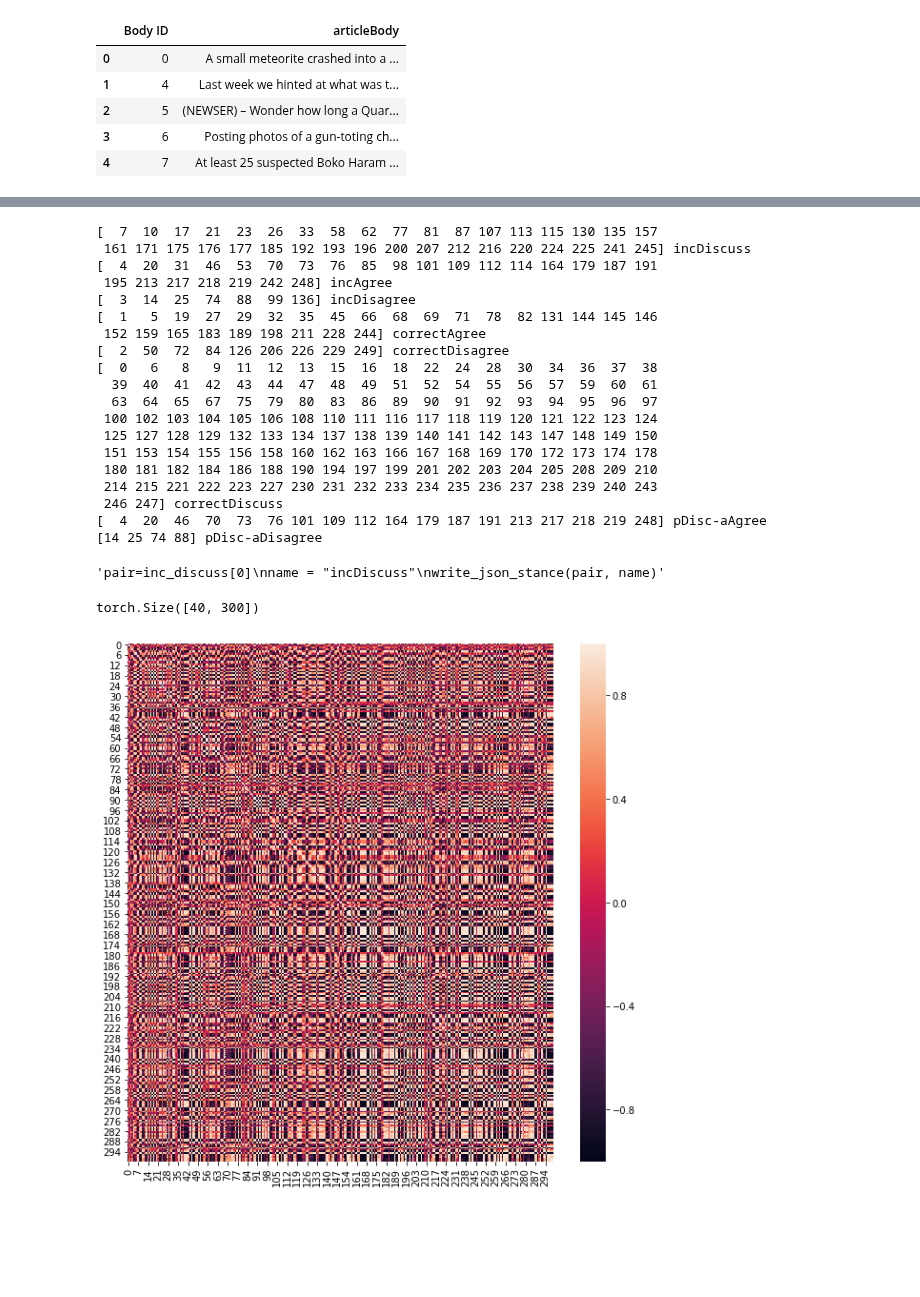
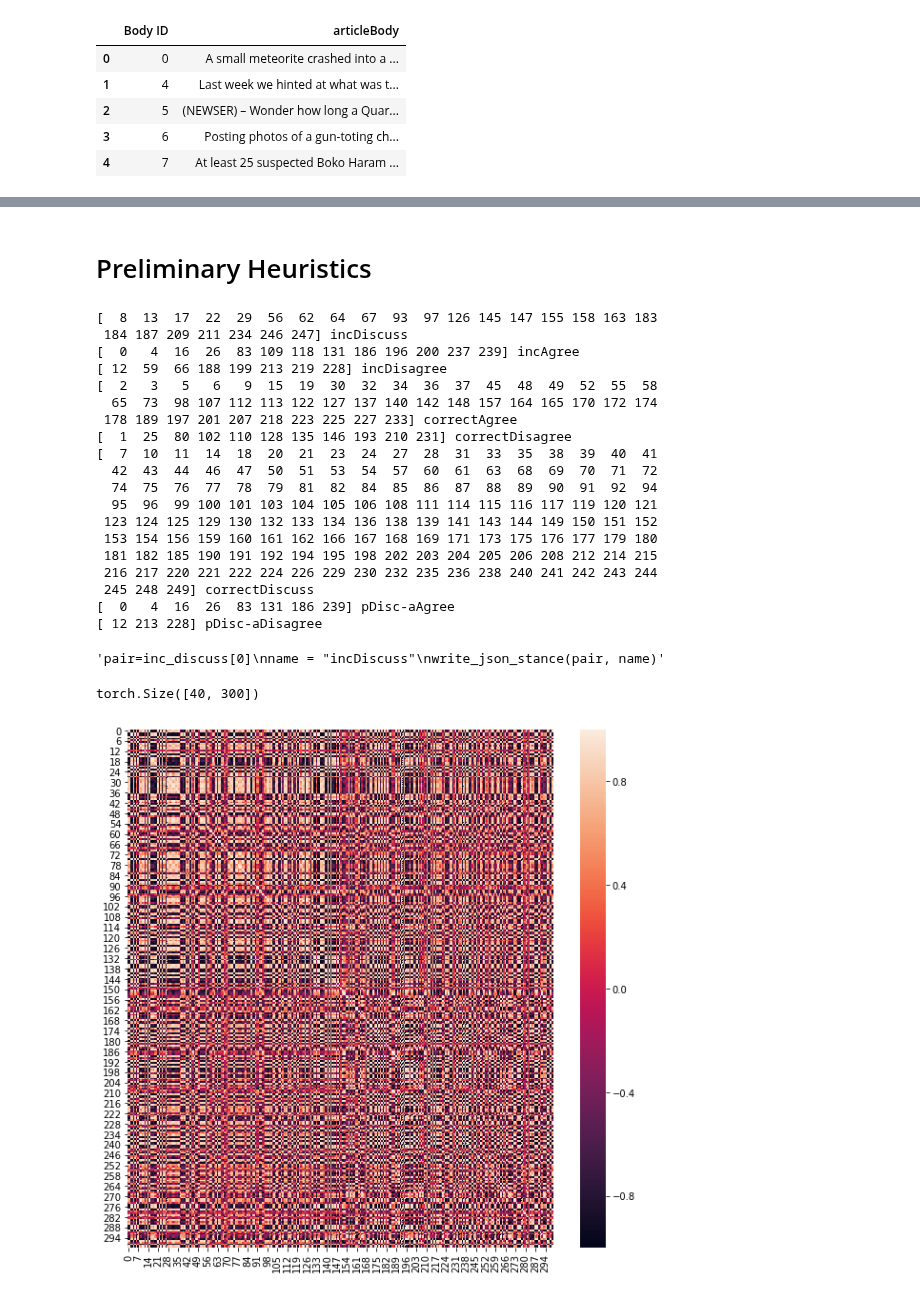
Before and after one commit to CornellDataScience/Insights-FakeNews, a Jupyter notebook: Stance Detection Viz.ipynb, the cells around one changed output, grey strips where cells are left out. Drawn from its saved outputs; the diff is of its cells as text; code cells hidden in the pictures; blank space fills up the shorter version.

```diff
--- a/Stance Detection Viz.ipynb
+++ b/Stance Detection Viz.ipynb
@@ -30,6 +30,8 @@ importlib.reload(helpers)
 importlib.reload(utils)
 preprocess = preprocessing.Preprocessing()
 vis = vis_helper.Vis_Helper()
+
+PATH = "saved_models/siamese_weighted.pt"
 # %%
 train_stances = pd.read_csv("fn_data/train_stances.csv")
 train_stances = train_stances.loc[lambda x: x.Stance != "unrelated"]
@@ -429,3 +372,8 @@ for x in queue:
+# %%
+model1 = Siamese_LSTM(EMBEDDING_DIM, hidden_dim_head=HIDDEN_DIM_HEAD, hidden_dim_bod=HIDDEN_DIM_BOD,
+                dropout=DROPOUT, output_dim=OUTPUT_DIM, n_layers_head=2, n_layers_bod=2, bidirectional=True)
+model1.load_state_dict(torch.load(PATH))
+model1.eval()
 # %%
 predicted = eval_model(model)
 
@@ -458,4 +406,6 @@ Normalized confusion matrix
 # %%
+model = model1
+model.eval()
 with torch.no_grad():
     batch_x,batch_y = get_batch(val_feats, [str(x[-1]) for x in stances_val.values],0,250)
     inputs = Variable(torch.FloatTensor(batch_x))
@@ -481,3 +419,5 @@ plt.plot(var)
+# %% [markdown]
+# Preliminary Heuristics
 # %%
 #np.array(predicted)[0]
 for i in range(len(predicted)):
@@ -563,30 +522,30 @@ titles = [
 
 for i in titles:
     print(i["val"], i["name"])
-    write_json_stance(i["val"][0], i["name"]+"_weighted")
+    write_json_stance(i["val"][0], i["name"])
 """pair=inc_discuss[0]
 name = "incDiscuss"
 write_json_stance(pair, name)"""
 # %% [output]
-[  7  10  17  21  23  26  33  58  62  77  81  87 107 113 115 130 135 157
- 161 171 175 176 177 185 192 193 196 200 207 212 216 220 224 225 241 245] incDiscuss
-[  4  20  31  46  53  70  73  76  85  98 101 109 112 114 164 179 187 191
- 195 213 217 218 219 242 248] incAgree
-[  3  14  25  74  88  99 136] incDisagree
-[  1   5  19  27  29  32  35  45  66  68  69  71  78  82 131 144 145 146
- 152 159 165 183 189 198 211 228 244] correctAgree
-[  2  50  72  84 126 206 226 229 249] correctDisagree
-[  0   6   8   9  11  12  13  15  16  18  22  24  28  30  34  36  37  38
-  39  40  41  42  43  44  47  48  49  51  52  54  55  56  57  59  60  61
-  63  64  65  67  75  79  80  83  86  89  90  91  92  93  94  95  96  97
- 100 102 103 104 105 106 108 110 111 116 117 118 119 120 121 122 123 124
- 125 127 128 129 132 133 134 137 138 139 140 141 142 143 147 148 149 150
- 151 153 154 155 156 158 160 162 163 166 167 168 169 170 172 173 174 178
- 180 181 182 184 186 188 190 194 197 199 201 202 203 204 205 208 209 210
- 214 215 221 222 223 227 230 231 232 233 234 235 236 237 238 239 240 243
- 246 247] correctDiscuss
-[  4  20  46  70  73  76 101 109 112 164 179 187 191 213 217 218 219 248] pDisc-aAgree
-[14 25 74 88] pDisc-aDisagree
+[  8  13  17  22  29  56  62  64  67  93  97 126 145 147 155 158 163 183
+ 184 187 209 211 234 246 247] incDiscuss
+[  0   4  16  26  83 109 118 131 186 196 200 237 239] incAgree
+[ 12  59  66 188 199 213 219 228] incDisagree
+[  2   3   5   6   9  15  19  30  32  34  36  37  45  48  49  52  55  58
+  65  73  98 107 112 113 122 127 137 140 142 148 157 164 165 170 172 174
+ 178 189 197 201 207 218 223 225 227 233] correctAgree
+[  1  25  80 102 110 128 135 146 193 210 231] correctDisagree
+[  7  10  11  14  18  20  21  23  24  27  28  31  33  35  38  39  40  41
+  42  43  44  46  47  50  51  53  54  57  60  61  63  68  69  70  71  72
+  74  75  76  77  78  79  81  82  84  85  86  87  88  89  90  91  92  94
+  95  96  99 100 101 103 104 105 106 108 111 114 115 116 117 119 120 121
+ 123 124 125 129 130 132 133 134 136 138 139 141 143 144 149 150 151 152
+ 153 154 156 159 160 161 162 166 167 168 169 171 173 175 176 177 179 180
+ 181 182 185 190 191 192 194 195 198 202 203 204 205 206 208 212 214 215
+ 216 217 220 221 222 224 226 229 230 232 235 236 238 240 241 242 243 244
+ 245 248 249] correctDiscuss
+[  0   4  16  26  83 131 186 239] pDisc-aAgree
+[ 12 213 228] pDisc-aDisagree
 'pair=inc_discuss[0]\nname = "incDiscuss"\nwrite_json_stance(pair, name)'
 # %%
 output2[:,1,:].shape
@@ -594,13 +553,13 @@ output2[:,1,:].shape
 torch.Size([40, 300])
 # %%
 # Observation: for Siamese networks the "grid" pic goes away with more trainign. Maybe try increasing more?
-output1_cov = np.corrcoef(np.array(output1[:,0,:]), rowvar=False)
+output1_cov = np.corrcoef(np.array(output1[:,3,:]), rowvar=False)
 
 plt.figure(figsize=(10,10))
 ax = sns.heatmap(output1_cov.T)
 plt.show()
 # %% [output]
-[figure, old version]
+[figure, new version]
 # %%
 # Siamese network: look at the similarity in headline/body output vectors for
 print(output1[:,0,:].shape, output2[:,0,:].shape)
```
Also changed, not shown: parts of 19 cells of this notebook, 10 other files.
